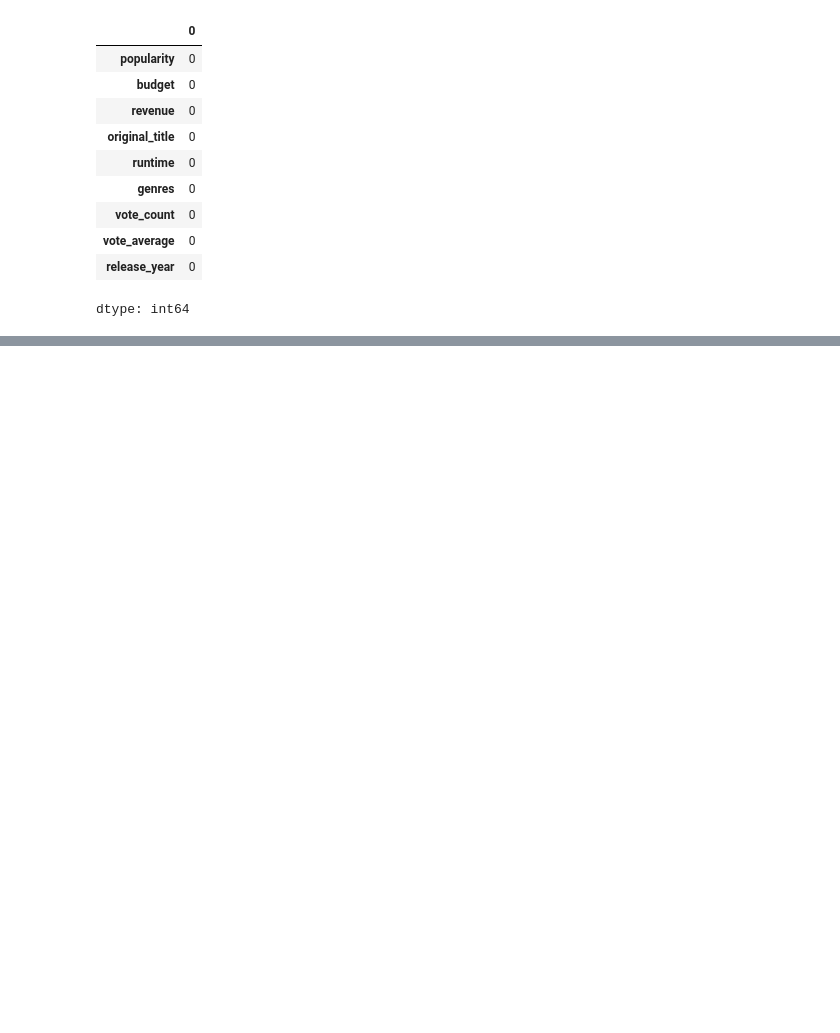
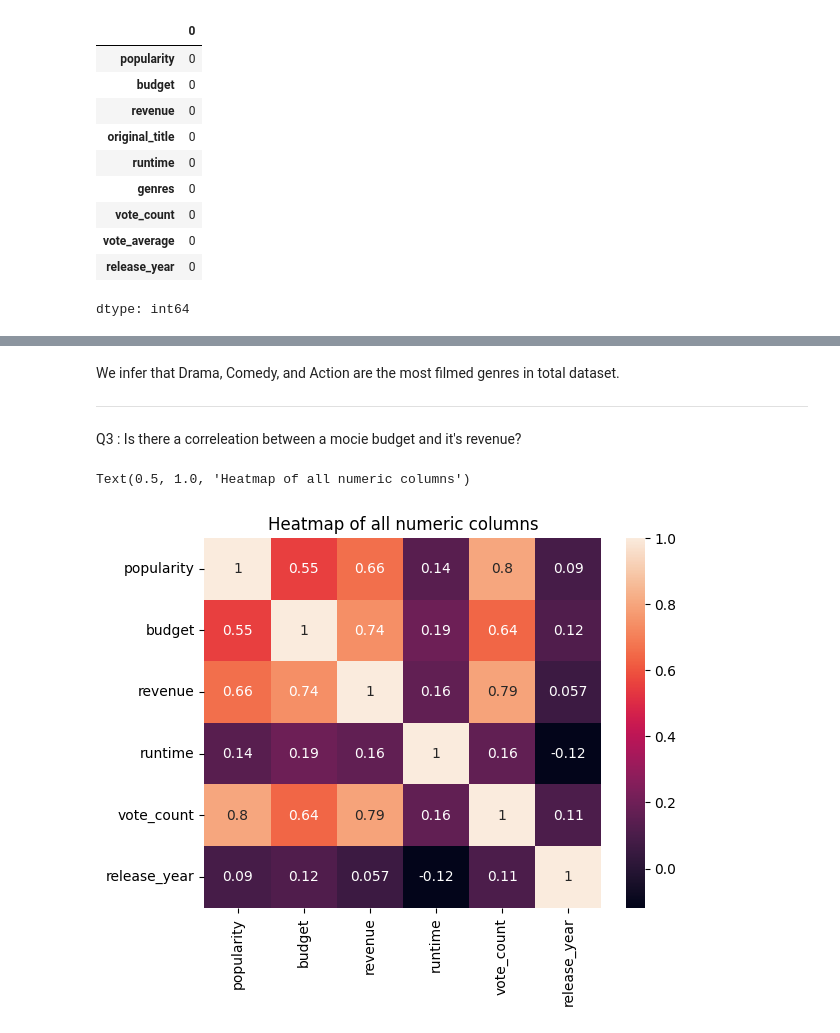
Before and after one commit to rizz045/EDA-on-TMDB-Movie-Dataset, a Jupyter notebook: EDA_on_TMDB_Movie_Dataset.ipynb, the cells around one changed output, grey strips where cells are left out. Drawn from its saved outputs; the diff is of its cells as text; code cells hidden in the pictures; blank space fills up the shorter version.

```diff
--- a/EDA_on_TMDB_Movie_Dataset.ipynb
+++ b/EDA_on_TMDB_Movie_Dataset.ipynb
@@ -205,0 +356,12 @@ df['genres']
+# %% [markdown]
+We infer that Drama, Comedy, and Action are the most filmed genres in total dataset.
+
+---
+
+Q3 : Is there a correleation between a mocie budget and it's revenue?
+# %%
+sns.heatmap(df.corr(numeric_only=True), annot=True)
+plt.title("Heatmap of all numeric columns")
+# %% [output]
+Text(0.5, 1.0, 'Heatmap of all numeric columns')
+[figure, added]
```
Also changed, not shown: parts of 27 cells of this notebook.
